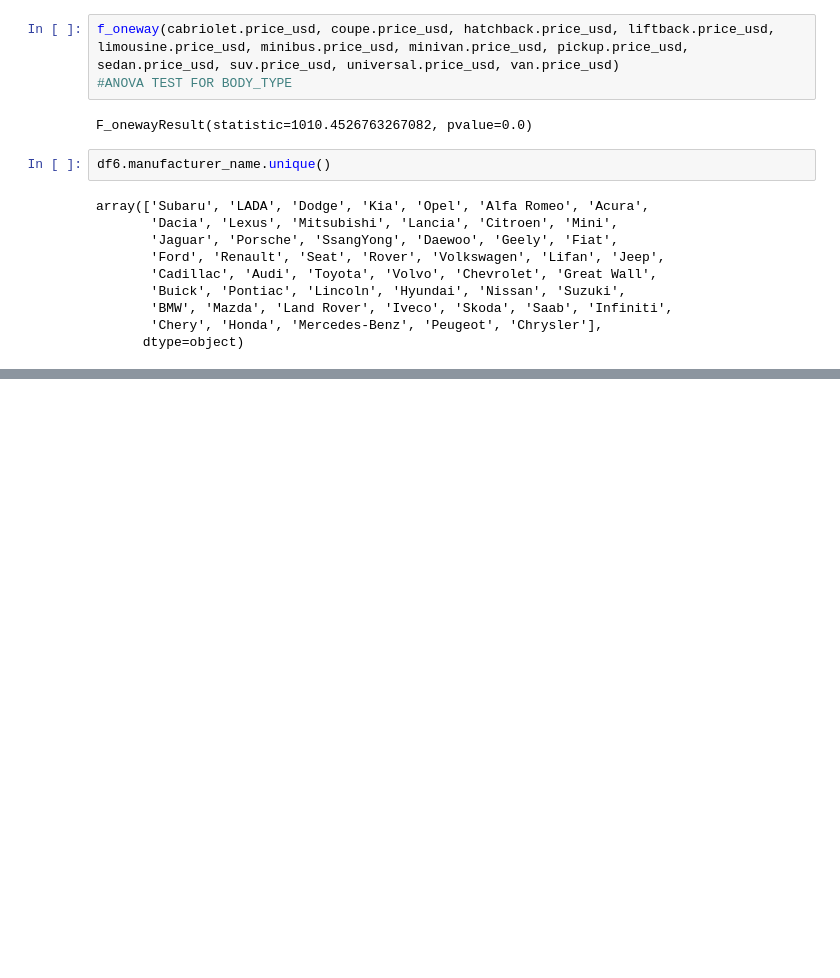
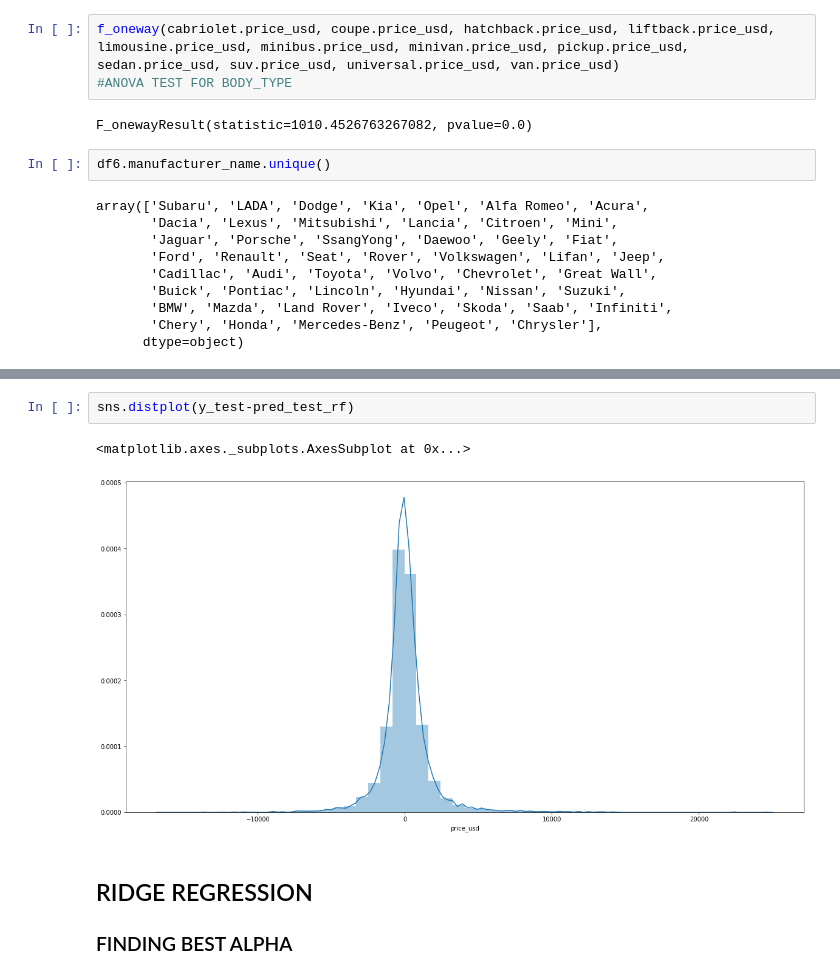
Before and after one commit to antoneev/travelrecommender, a Jupyter notebook: model/Used Cars.ipynb, the cells around one changed output, grey strips where cells are left out. Drawn from its saved outputs; the diff is of its cells as text; blank space fills up the shorter version.

```diff
--- a/Used Cars.ipynb
+++ b/model/Used Cars.ipynb
@@ -969,0 +955,8 @@ Name: price_usd_log, dtype: float64
+# %%
+sns.distplot(y_test-pred_test_rf)
+# %% [output]
+<matplotlib.axes._subplots.AxesSubplot at 0x...>
+[figure, added]
+# %% [markdown]
+## RIDGE REGRESSION
+### FINDING BEST ALPHA
```
Also changed, not shown: parts of 62 cells of this notebook, 6 other files.
